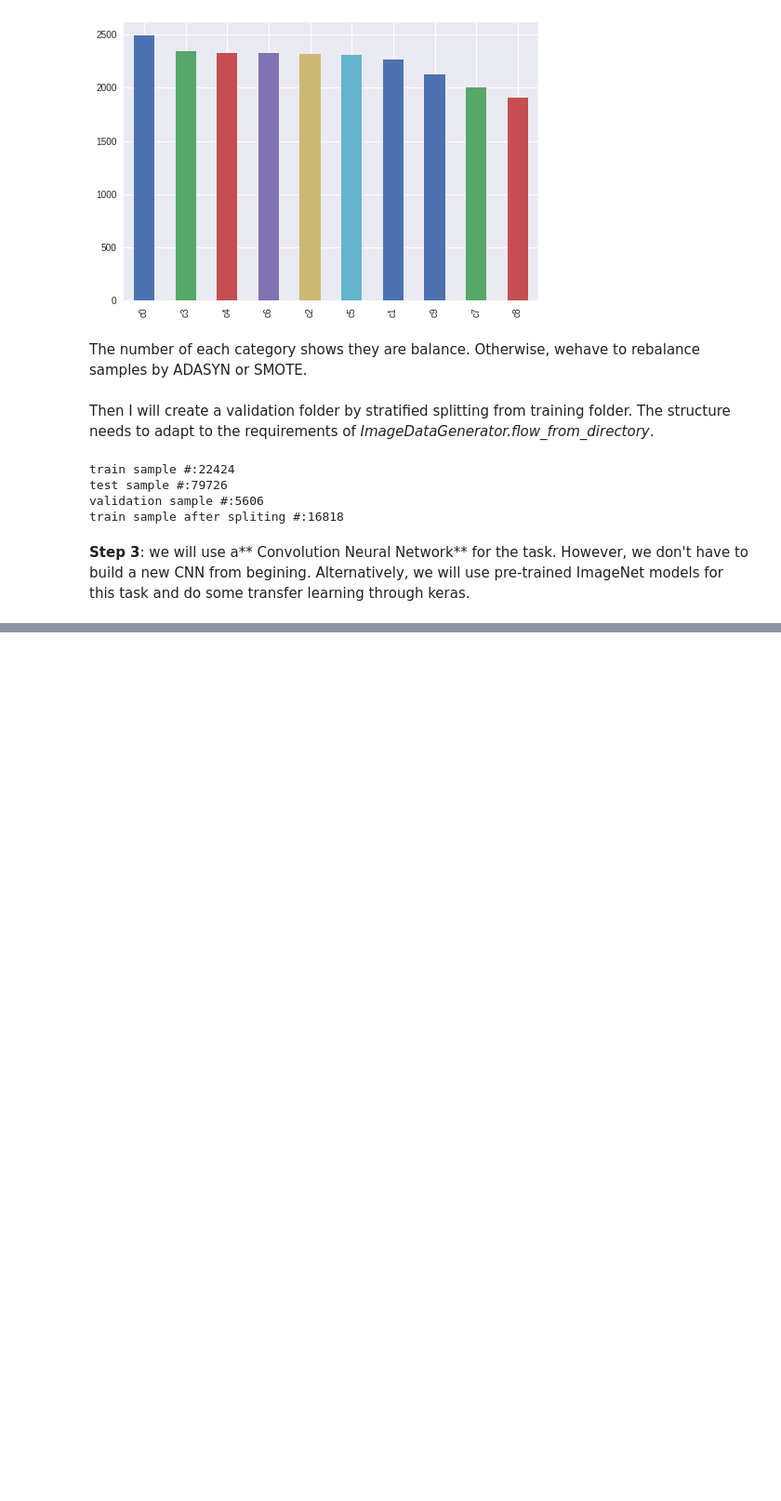
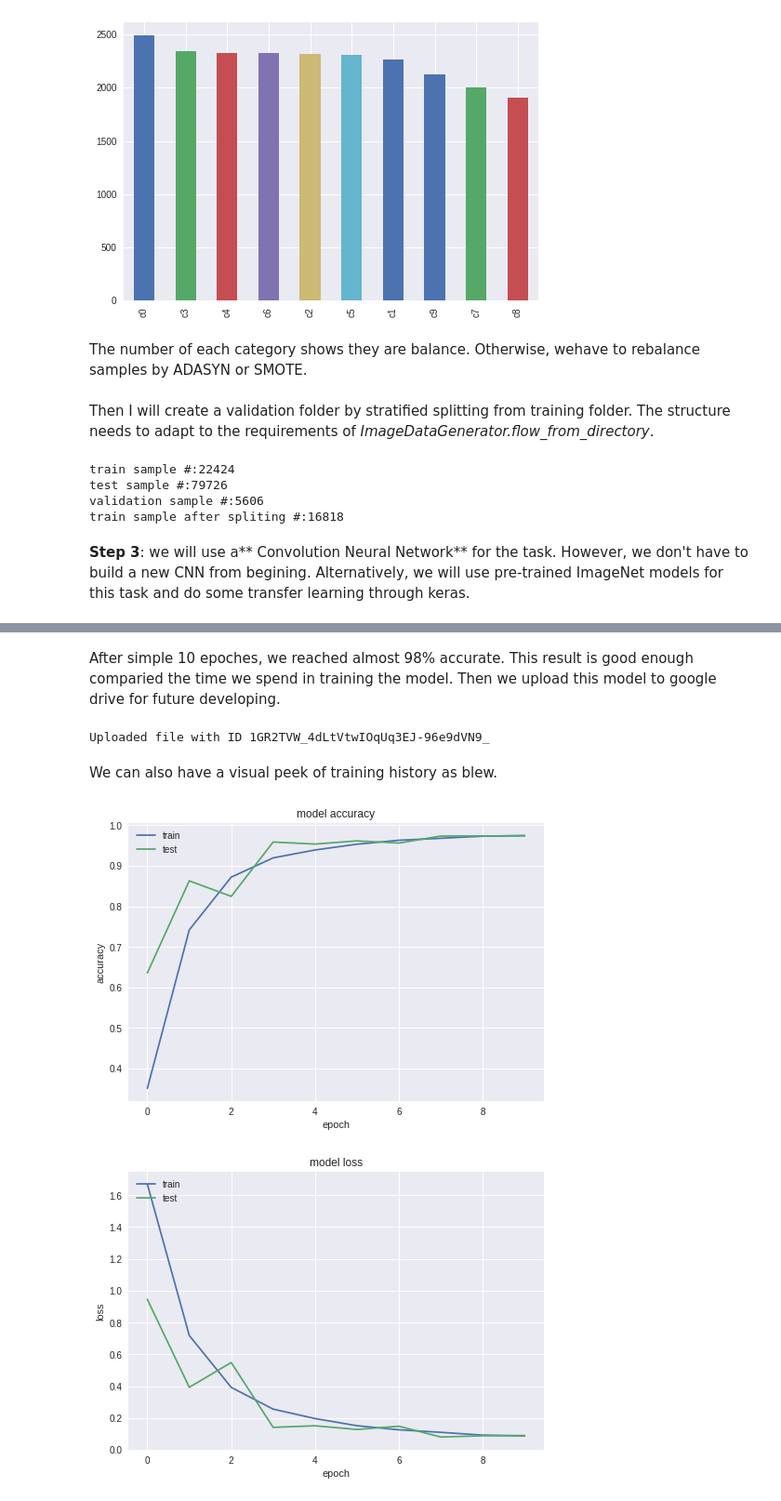
Before and after one commit to neoaksa/Distracted_Driver_Detection, a Jupyter notebook: Distracted_Driver_Detection.ipynb, the cells around one changed output, grey strips where cells are left out. Shown at 93% size. Cells and saved outputs as stored; diff of their text form; code cells hidden in the pictures; blank space fills up the shorter version.

```diff
--- a/Distracted_Driver_Detection.ipynb
+++ b/Distracted_Driver_Detection.ipynb
@@ -262,0 +263,51 @@ Epoch 00010: val_acc improved from 0.97110 to 0.97735, saving model to vgg19_1.h
+# %% [markdown]
+After simple 10 epoches, we reached almost 98% accurate. This result is good enough comparied the time we spend in training the model. Then we upload this model to google drive for future developing.
+# %%
+# upload file
+# save to google drive folder:1S5ScWV_Mxb7jvx2JfKb2HybzdiitRbrR is id of sharefolder
+f = drive.CreateFile({"parents": [{"kind": "drive#fileLink","id": '1S5ScWV_Mxb7jvx2JfKb2HybzdiitRbrR'}]})
+f.SetContentFile('vgg19_1.h5')
+f.Upload()
+print('Uploaded file with ID {}'.format(f.get('id')))
+# %% [output]
+Uploaded file with ID 1GR2TVW_4dLtVtwIOqUq3EJ-96e9dVN9_
+# %% [markdown]
+We can also have a visual peek of training history as blew.
+# %%
+import matplotlib.pyplot as plt
+from keras.models import Sequential, load_model
+import matplotlib.pyplot as plt
+import matplotlib.image as mpimg
+
+plt.plot(history.history['acc'])
+plt.plot(history.history['val_acc'])
+plt.title('model accuracy')
+plt.ylabel('accuracy')
+plt.xlabel('epoch')
+plt.legend(['train', 'test'], loc='upper left')
+plt.show()
+# summarize history for loss
+plt.plot(history.history['loss'])
+plt.plot(history.history['val_loss'])
+plt.title('model loss')
+plt.ylabel('loss')
+plt.xlabel('epoch')
+plt.legend(['train', 'test'], loc='upper left')
+plt.show()
+
+# !pip install pydot-ng
+# !pip install graphviz
+# !apt-get install graphviz
+# !pip install -q pydot
+# # if you need to restart runtime, you can run script blew to load model again
+# # model_final = load_model('vgg19_1.h5')
+
+# from keras.utils.vis_utils import plot_model
+# plot_model(model_final, to_file='model.png')
+# f = drive.CreateFile({"parents": [{"kind": "drive#fileLink","id": '1S5ScWV_Mxb7jvx2JfKb2HybzdiitRbrR'}]})
+# f.SetContentFile('model.png')
+# f.Upload()
+# print('Uploaded image file with ID {}'.format(f.get('id')))
+# %% [output]
+[figure, added]
+[figure, added]
```
Also changed, not shown: parts of 6 cells of this notebook.
